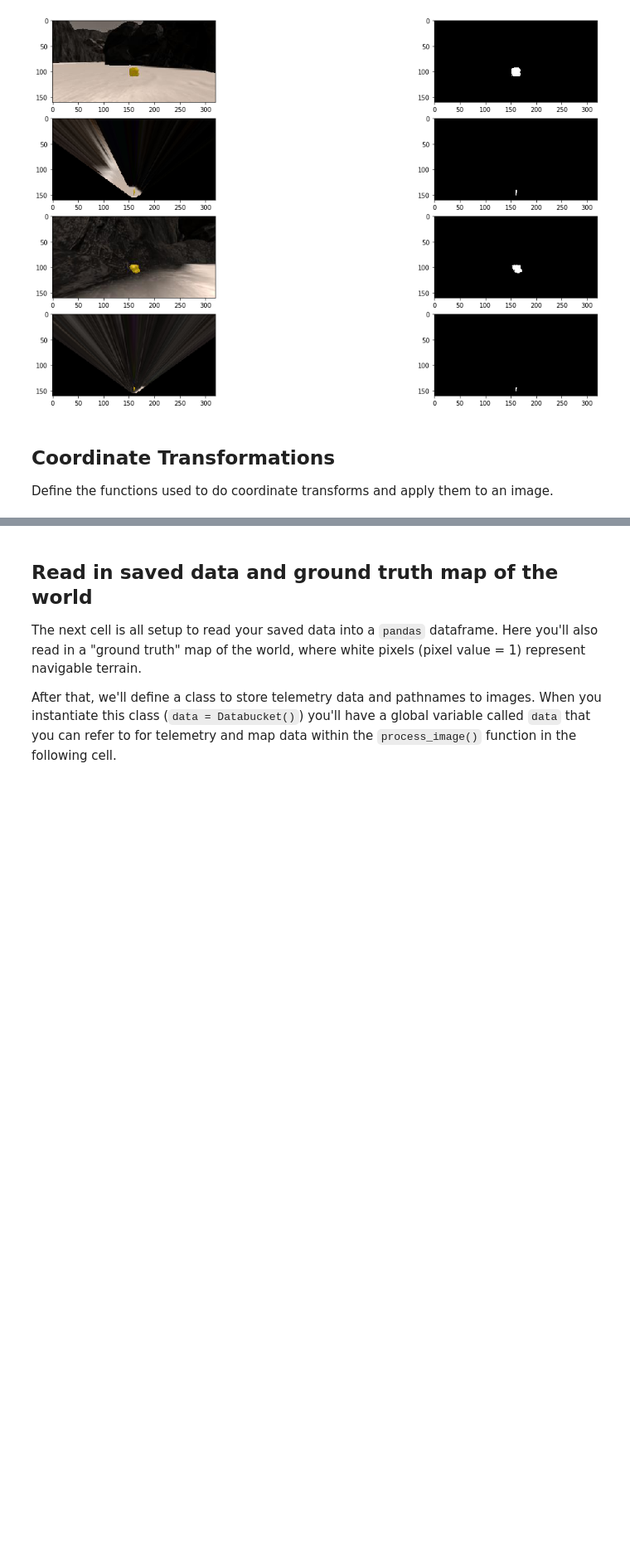
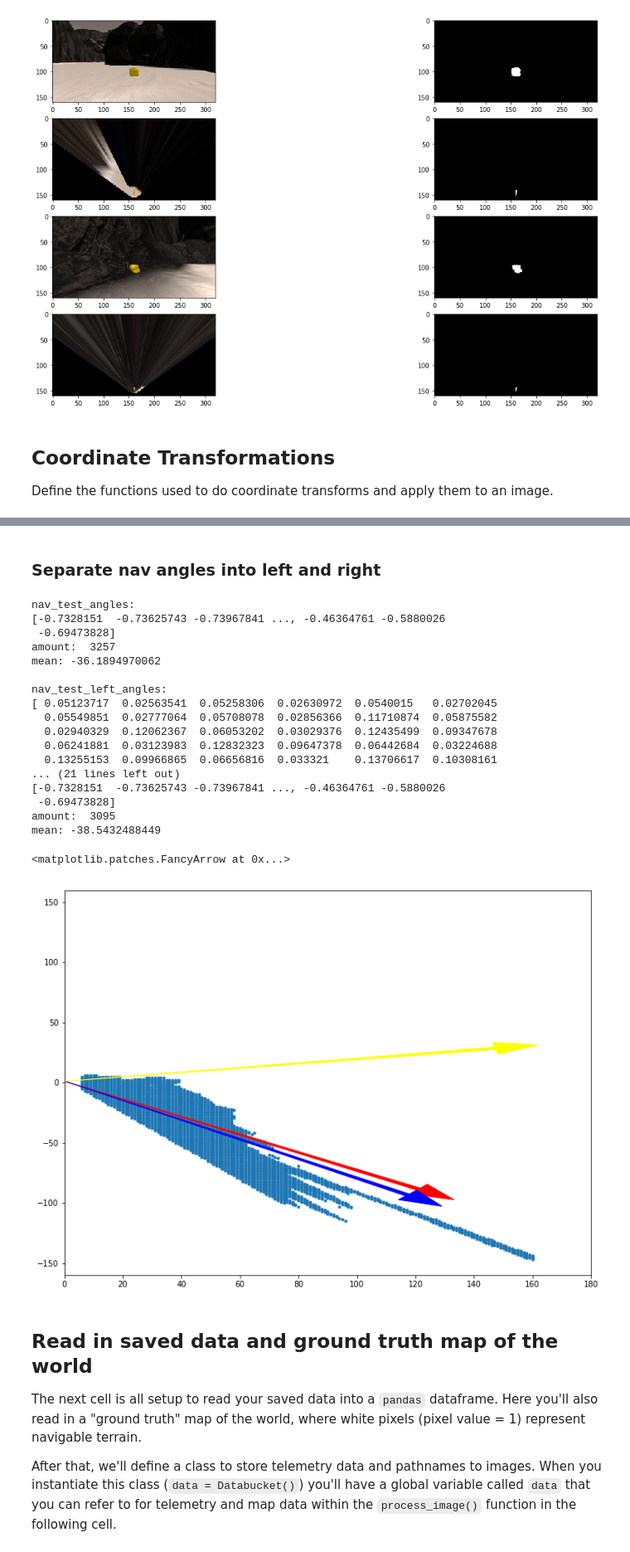
Before and after one commit to Salman-H/mars-search-robot, a Jupyter notebook: code/Rover_Project_Test_Notebook.ipynb, the cells around one changed output, grey strips where cells are left out. Shown at 83% size. Saved outputs shown, nothing was run; the diff lists cells and outputs as text; code cells hidden in the pictures; blank space fills up the shorter version.

Commit message:
test separating nav angles into left and right

```diff
--- a/code/Rover_Project_Test_Notebook.ipynb
+++ b/code/Rover_Project_Test_Notebook.ipynb
@@ -394,3 +394,74 @@ plt.arrow(0, 0, x_arrow, y_arrow, color='red', zorder=2, head_width=10, width=2)
+# %% [markdown]
+### Separate nav angles into left and right
+# %%
+x_nav_test_pix, y_nav_test_pix = to_rover_coords(threshed)
+nav_test_dists, nav_test_angles = to_polar_coords(x_nav_test_pix, y_nav_test_pix)
+mean_test_angle = np.mean(nav_test_angles)
+
+# separate nav_test_angles into left and right angles
+nav_test_left_angles = nav_test_angles[nav_test_angles > 0]
+mean_test_left_angle = np.mean(nav_test_left_angles)
+
+nav_test_right_angles = nav_test_angles[nav_test_angles < 0]
+mean_test_right_angle = np.mean(nav_test_right_angles)
+
+print('nav_test_angles:')
+print(nav_test_angles)
+print('amount: ', len(nav_test_angles))
+print('mean:', mean_test_angle * 180 / np.pi)
+print('')
+print('nav_test_left_angles:')
+print(nav_test_left_angles)
+print('amount: ', len(nav_test_left_angles))
+print('mean:', mean_test_left_angle * 180 / np.pi)
+print('')
+print('nav_test_right_angles:')
+print(nav_test_right_angles)
+print('amount: ', len(nav_test_right_angles))
+print('mean:', mean_test_right_angle * 180 / np.pi)
+print('')
+
+#### do some plotting ######
+fig = plt.figure(figsize=(12,9))
+plt.plot(x_nav_test_pix, y_nav_test_pix, '.')
+plt.ylim(-160, 160)
+plt.xlim(0, 180)
+arrow_length = 150
+
+# main test angle
+x_mean_test_angle = arrow_length * np.cos(mean_test_angle)
+y_mean_test_angle = arrow_length * np.sin(mean_test_angle)
+plt.arrow(0, 0, x_mean_test_angle, y_mean_test_angle, color='red', zorder=2, head_width=10, width=2)
+
+# main left test angle
+x_mean_test_left_angle = arrow_length * np.cos(mean_test_left_angle)
+y_mean_test_left_angle = arrow_length * np.sin(mean_test_left_angle)
+plt.arrow(0, 0, x_mean_test_left_angle, y_mean_test_left_angle, color='yellow', zorder=2, head_width=10, width=2)
+
+# main right test angle
+x_mean_test_right_angle = arrow_length * np.cos(mean_test_right_angle)
+y_mean_test_right_angle = arrow_length * np.sin(mean_test_right_angle)
+plt.arrow(0, 0, x_mean_test_right_angle, y_mean_test_right_angle, color='blue', zorder=2, head_width=10, width=2)
+# %% [output]
+nav_test_angles:
+[-0.7328151  -0.73625743 -0.73967841 ..., -0.46364761 -0.5880026
+ -0.69473828]
+amount:  3257
+mean: -36.1894970062
+
+nav_test_left_angles:
+[ 0.05123717  0.02563541  0.05258306  0.02630972  0.0540015   0.02702045
+  0.05549851  0.02777064  0.05708078  0.02856366  0.11710874  0.05875582
+  0.02940329  0.12062367  0.06053202  0.03029376  0.12435499  0.09347678
+  0.06241881  0.03123983  0.12832323  0.09647378  0.06442684  0.03224688
+  0.13255153  0.09966865  0.06656816  0.033321    0.13706617  0.10308161
+... (21 lines left out)
+[-0.7328151  -0.73625743 -0.73967841 ..., -0.46364761 -0.5880026
+ -0.69473828]
+amount:  3095
+mean: -38.5432488449
+<matplotlib.patches.FancyArrow at 0x...>
+[figure, added]
 # %% [markdown]
 ## Read in saved data and ground truth map of the world
 The next cell is all setup to read your saved data into a `pandas` dataframe.  Here you'll also read in a "ground truth" map of the world, where white pixels (pixel value = 1) represent navigable terrain.
```
Also changed, not shown: parts of 2 cells of this notebook.
